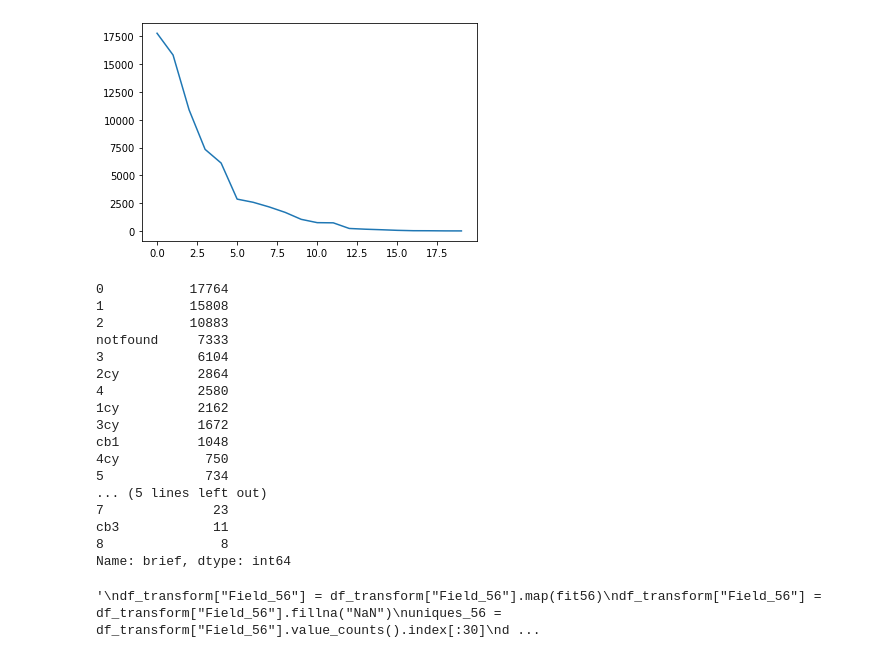
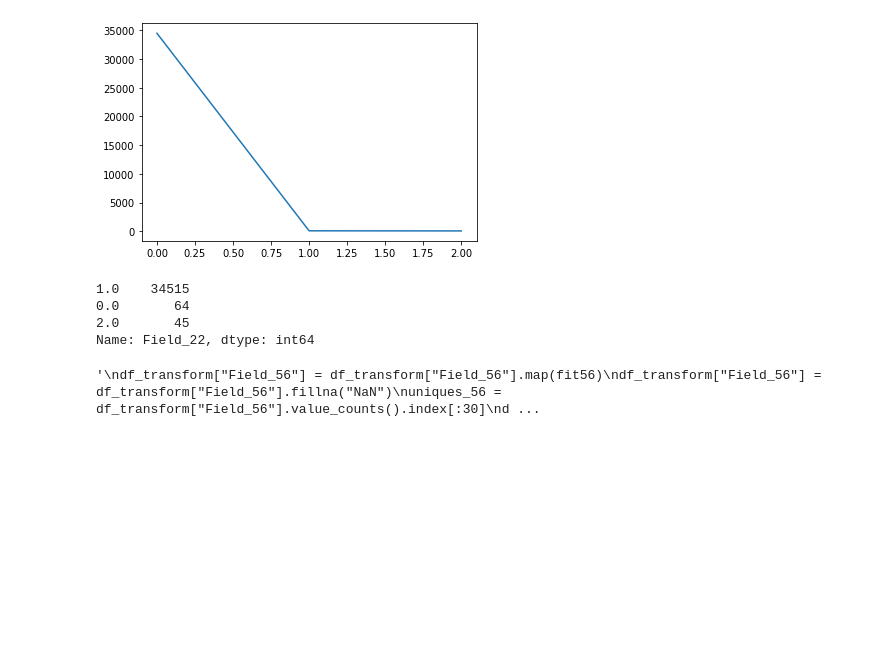
Before and after one commit to Dunghuynh110496/kalapa, a Jupyter notebook: Step_2.ipynb, the cells around one changed output. Drawn from its saved outputs; the diff is of its cells as text; code cells hidden in the pictures; blank space fills up the shorter version.

```diff
--- a/Step_2.ipynb
+++ b/Step_2.ipynb
@@ -86,27 +86,14 @@ Field_81 : 485 : Float64Index([0.0, 1.0, 2.0, 3.0, 4.0, 5.0, 6.0], dtype='float6
 # %%
-data = list(df_transform["brief"].value_counts())
+data = list(df_transform["Field_22"].value_counts())
 plt.plot(data)
 plt.show()
-df_transform["brief"].value_counts()
+df_transform["Field_22"].value_counts()
 # %% [output]
-[figure, old version]
+[figure, new version]
-0           17764
-1           15808
-2           10883
-notfound     7333
-3            6104
-2cy          2864
-4            2580
-1cy          2162
-3cy          1672
-cb1          1048
-4cy           750
-5             734
-... (5 lines left out)
-7              23
-cb3            11
-8               8
-Name: brief, dtype: int64
+1.0    34515
+0.0       64
+2.0       45
+Name: Field_22, dtype: int64
 # %%
 def fit54(x):
     if "1" in str(x).lower() or "01" in str(x).lower():
```
Also changed, not shown: parts of 7 cells of this notebook.
